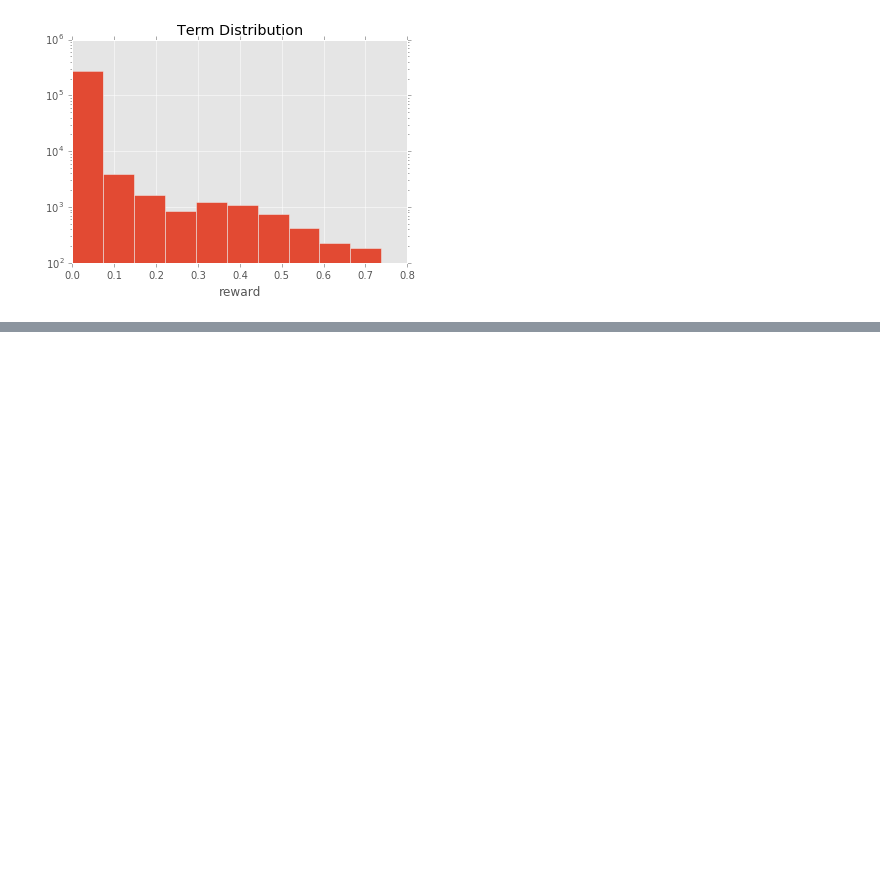
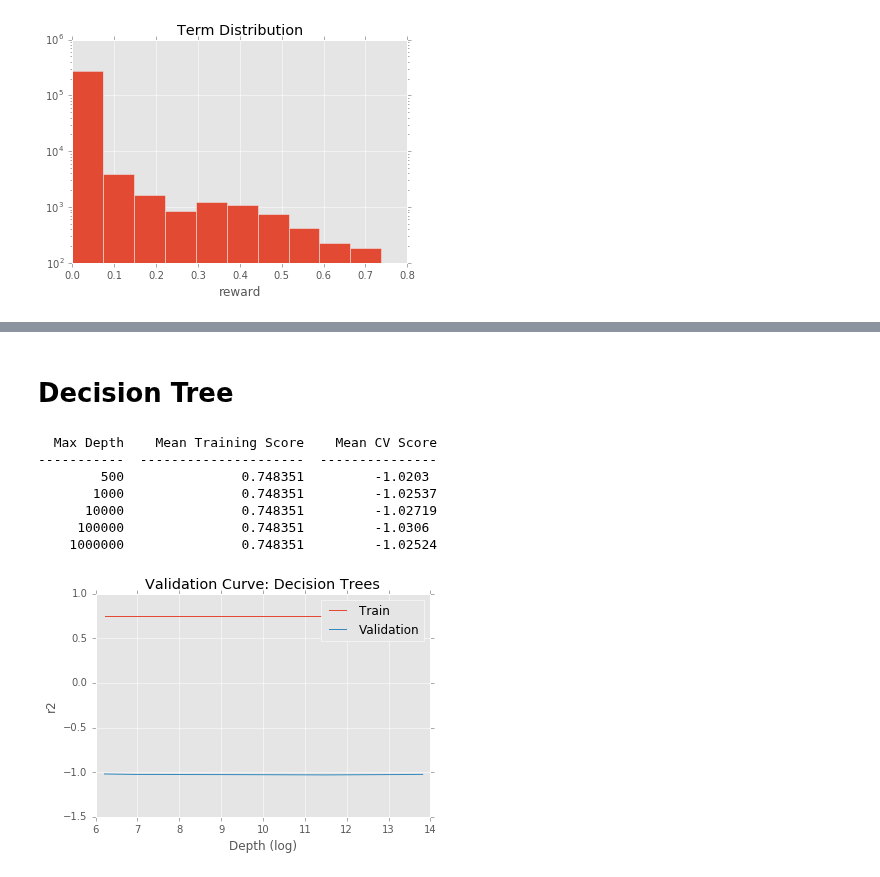
Before and after one commit to voytekresearch/nsaba, a Jupyter notebook: notebooks/testing/Estimation.ipynb, the cells around one changed output, grey strips where cells are left out. Drawn from its saved outputs; the diff is of its cells as text; code cells hidden in the pictures; blank space fills up the shorter version.

Commit message:
EDIT analysis edits; Model estimators explored

```diff
--- a/notebooks/testing/Estimation.ipynb
+++ b/notebooks/testing/Estimation.ipynb
@@ -42,5 +46,6 @@ feat_df = para.get_ns_struct("features_df")
 # %%
-_, df = para._term_to_coords('reward', -1)
+term = 'reward'
+_, df = para._term_to_coords(term, -1)
 # %%
 df.reward.hist(bins=10);
 plt.title("Term Distribution");
@@ -53,0 +81,45 @@ y = df.loc[:, 'reward'].as_matrix()
+# %%
+# Validation Helpers
+def plot_vc(pars, train_scores, valid_scores, score, par_name, model):
+    plt.plot(pars, np.mean(train_scores,1), label="Train")
+    plt.plot(pars, np.mean(valid_scores,1), label="Validation")
+    plt.legend()
+    plt.title("Validation Curve: %s" % model)
+    plt.xlabel(par_name);
+    plt.ylabel(score);
+
+def print_score(pars, train_scores, valid_scores, par_name, error=False):
+    entries = []
+    if error:
+        headers = [par_name, "Mean Training Error", "Mean CV Error"]
+        t_means = -np.mean(train_scores,1)
+        v_means = -np.mean(valid_scores,1)
+        for par, t_err, v_err in zip(pars, t_means, v_means):
+            entries.append([par, t_err, v_err])
+    else:
+        headers = [par_name, "Mean Training Score", "Mean CV Score"]
+        t_means = np.mean(train_scores,1)
+        v_means = np.mean(valid_scores,1)
+        for par, t_err, v_err in zip(pars, t_means, v_means):
+            entries.append([par, t_err, v_err])
+    print tabulate(entries, headers=headers)
+# %% [markdown]
+# Decision Tree
+# %%
+depth=[500,1000,10000,100000,1000000]
+score = 'r2'
+
+train_scores, valid_scores = validation_curve(DecisionTreeRegressor(),
+                                              X, y, "max_depth", depth,
+                                              scoring=score, n_jobs=4, cv=10)
+plot_vc(np.log(depth), train_scores, valid_scores, score, "Depth (log)", "Decision Trees")
+print_score(depth, train_scores, valid_scores, "Max Depth")
+# %% [output]
+  Max Depth    Mean Training Score    Mean CV Score
+-----------  ---------------------  ---------------
+        500               0.748351         -1.0203
+       1000               0.748351         -1.02537
+      10000               0.748351         -1.02719
+     100000               0.748351         -1.0306
+    1000000               0.748351         -1.02524
+[figure, added]
```
Also changed, not shown: parts of 25 cells of this notebook, 2 other files.
